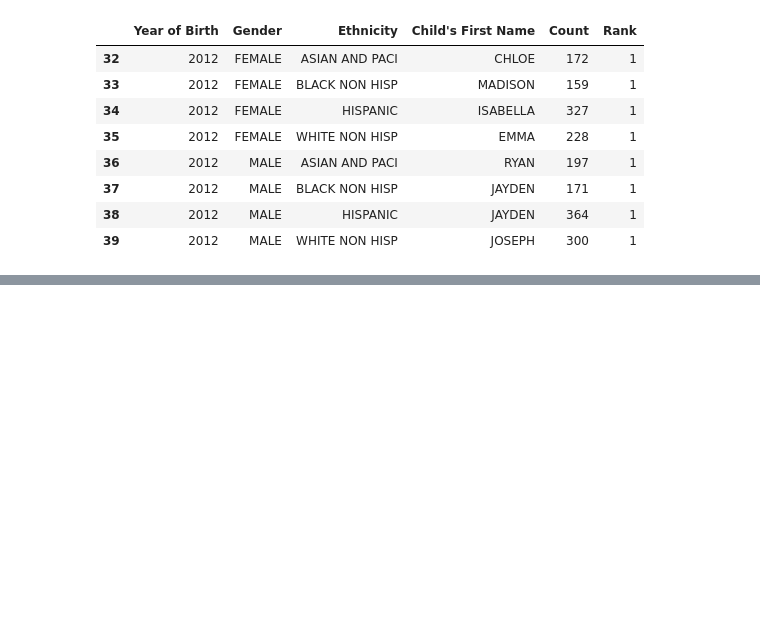
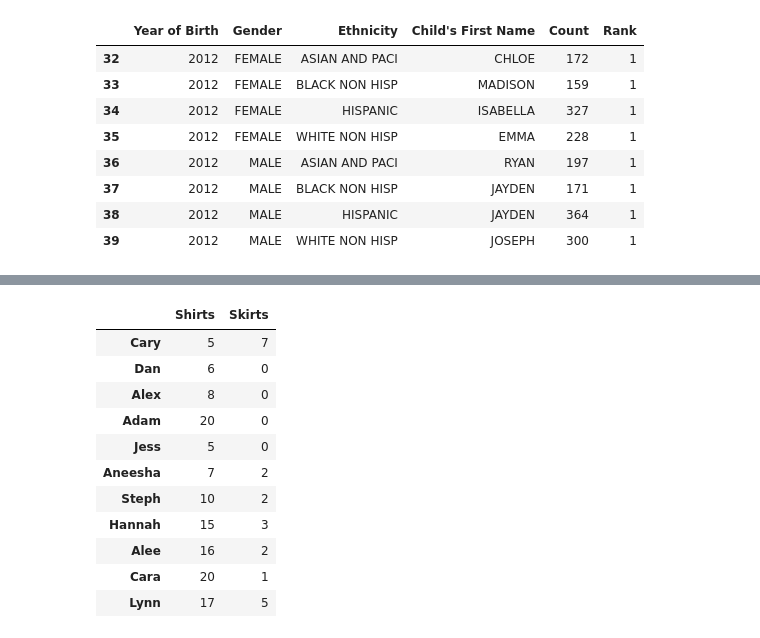
Before and after one commit to mmj32/Class-Practice-Repo, a Jupyter notebook: todo5/pandas_notes2_haring.ipynb, the cells around one changed output, grey strips where cells are left out. Cells and saved outputs as stored; diff of their text form; code cells hidden in the pictures; blank space fills up the shorter version.

```diff
--- a/todo5/pandas_notes2_haring.ipynb
+++ b/todo5/pandas_notes2_haring.ipynb
@@ -607,0 +667,16 @@ We don't have data for that year. Try another one: 2012
+# %%
+#Return all columns withOUT NaN
+clothes_owned.loc[:, clothes_owned.notnull().all()]
+# %% [output]
+|  | Shirts | Skirts |
+| Cary | 5 | 7 |
+| Dan | 6 | 0 |
+| Alex | 8 | 0 |
+| Adam | 20 | 0 |
+| Jess | 5 | 0 |
+| Aneesha | 7 | 2 |
+| Steph | 10 | 2 |
+| Hannah | 15 | 3 |
+| Alee | 16 | 2 |
+| Cara | 20 | 1 |
+| Lynn | 17 | 5 |
```
Also changed, not shown: parts of 7 cells of this notebook.
